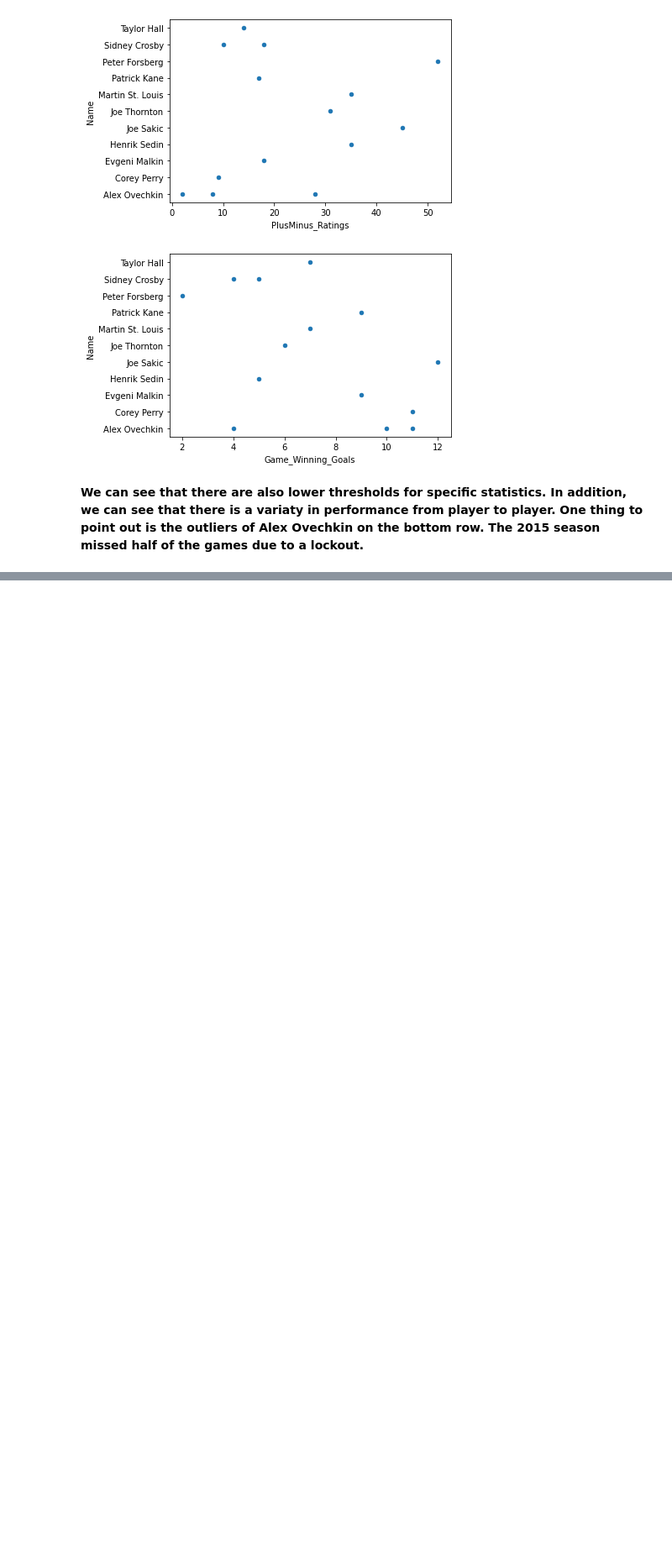
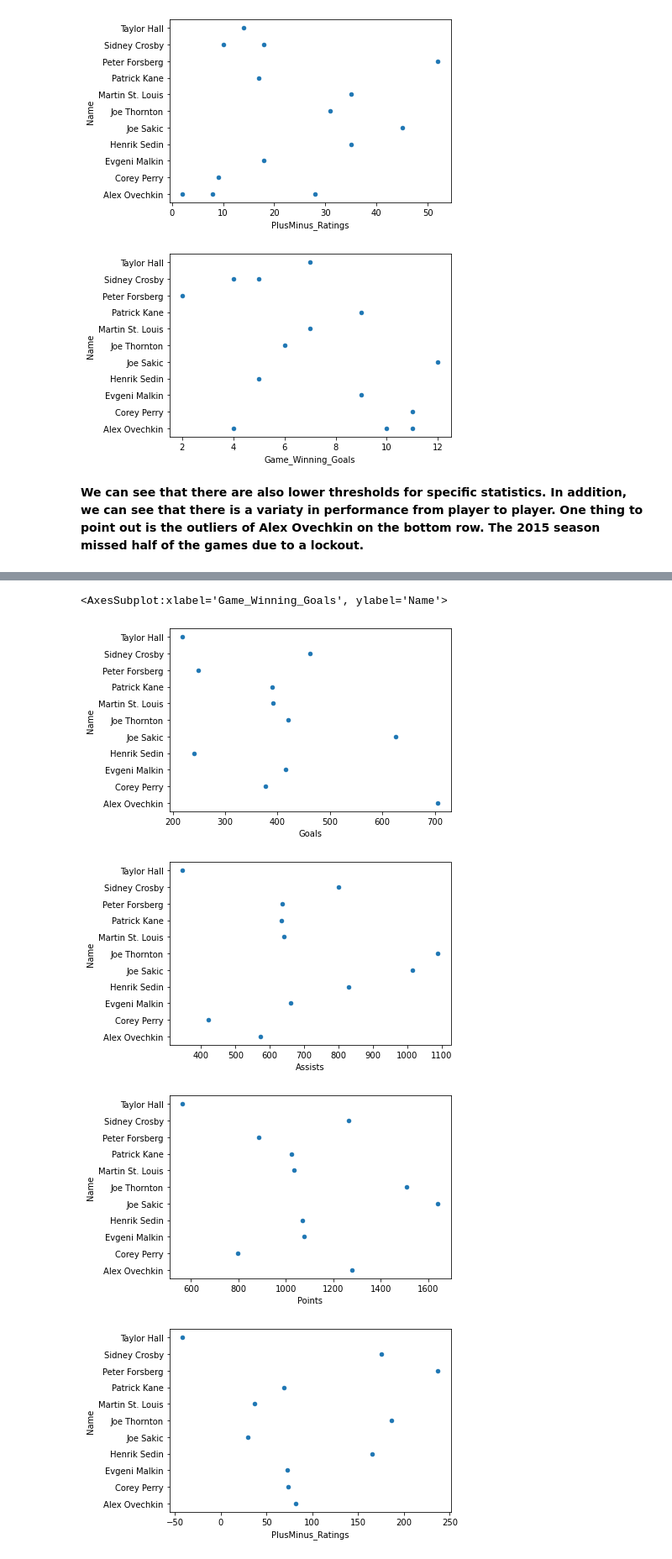
Before and after one commit to data301-2021-winter1/project-group38-project, a Jupyter notebook: notebooks/analysis2.ipynb, the cells around one changed output, grey strips where cells are left out. Shown at 84% size. Cells and saved outputs as stored; diff of their text form; code cells hidden in the pictures; blank space fills up the shorter version.

```diff
--- a/notebooks/analysis2.ipynb
+++ b/notebooks/analysis2.ipynb
@@ -147,3 +149,8 @@ nhl_analysis_merged2.plot(kind='scatter', x='Game_Winning_Goals', y='Name')
 [figure]
 # %% [markdown]
 **We can see that there are also lower thresholds for specific statistics. In addition, we can see that there is a variaty in performance from player to player. One thing to point out is the outliers of Alex Ovechkin on the bottom row. The 2015 season missed half of the games due to a lockout.**
+# %%
+mvp_careers = {
+    'Name': ['Taylor Hall', 'Connor McDavid', 'Patrick Kane', 'Sidney Crosby', 'Alex Ovechkin', 'Evgeni Malkin', 'Corey Perry', 'Henrik Sedin', 'Joe Thornton', 'Martin St. Louis', 'Peter Forsberg', 'Joe Sakic'],
+}
+pd.DataFrame.from_dict(mvp_careers)
@@ -149,0 +173,5 @@ nhl_analysis_merged2.plot(kind='scatter', x='Game_Winning_Goals', y='Name')
+# %%
+mvp_df = pd.DataFrame(mvp_careers)
+nhl_analysis_merged_careers = pd.merge(nhl_analysis_clean2, mvp_df)
+nhl_analysis_merged_careers2 = nhl_analysis_merged_careers.groupby(["Name"],as_index=False)[["Games_Played","Goals", "Assists","Points", "PlusMinus_Ratings", "Game_Winning_Goals"]].sum()
+nhl_analysis_merged_careers2
@@ -149,0 +208,12 @@ nhl_analysis_merged2.plot(kind='scatter', x='Game_Winning_Goals', y='Name')
+# %%
+nhl_analysis_merged_careers2.plot(kind='scatter', x='Goals', y='Name')
+nhl_analysis_merged_careers2.plot(kind='scatter', x='Assists', y='Name')
+nhl_analysis_merged_careers2.plot(kind='scatter', x='Points', y='Name')
+nhl_analysis_merged_careers2.plot(kind='scatter', x='PlusMinus_Ratings', y='Name')
+nhl_analysis_merged_careers2.plot(kind='scatter', x='Game_Winning_Goals', y='Name')
+# %% [output]
+<AxesSubplot:xlabel='Game_Winning_Goals', ylabel='Name'>
+[figure, added]
+[figure, added]
+[figure, added]
+[figure, added]
```
Also changed, not shown: parts of 16 cells of this notebook, 3 other files.
